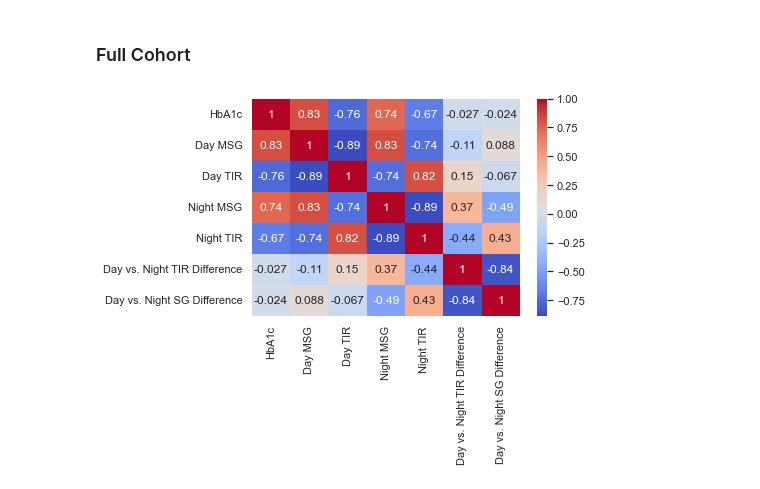
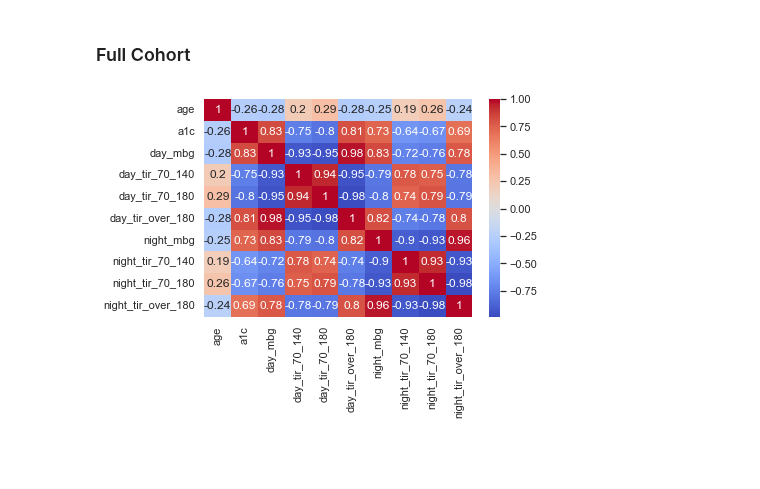
Before and after one commit to childhealthbiostatscore/BDC-Code, a Jupyter notebook: Viral Shah/Day and Night CGM/day_night_cgm_jdrf.ipynb, the cells around one changed output. Saved outputs shown, nothing was run; the diff lists cells and outputs as text; code cells hidden in the pictures; blank space fills up the shorter version.

```diff
--- a/Viral Shah/Day and Night CGM/day_night_cgm_jdrf.ipynb
+++ b/Viral Shah/Day and Night CGM/day_night_cgm_jdrf.ipynb
@@ -13,8 +13,11 @@ sns.set_theme(style="whitegrid")
 sns.set_palette("coolwarm")
 # %%
 # Import data
-df = pd.read_csv(wd+'Data_Clean/analysis_data.csv',usecols=['ID','Age','HbA1c','14 Day TIR','14 Night TIR','14 Day Mean','14 Night Mean'])
-df.columns = ['id','age','a1c','day_mbg','day_tir','night_mbg','night_tir']
+df = pd.read_csv(wd+'Data_Clean/analysis_data.csv',usecols=['ID','Age','HbA1c',
+"14 Day Mean","14 Day TIR 70 - 140","14 Day TIR 70 - 180","14 Day TIR Over 180",
+"14 Night Mean","14 Night TIR 70 - 140","14 Night TIR 70 - 180","14 Night TIR Over 180"])
+df.columns = ['id','age','a1c','day_mbg','day_tir_70_140','day_tir_70_180','day_tir_over_180',
+'night_mbg',"night_tir_70_140","night_tir_70_180","night_tir_over_180"]
 # Get row with most sensor values for each person in JDRF data
 jdrf = pd.read_csv(wd+'Data_Clean/analysis_data_jdrf.csv')
 idx = jdrf.groupby('id',sort=False)['sensor_readings'].transform(max) == jdrf['sensor_readings']
@@ -22,7 +25,8 @@ jdrf = jdrf[idx]
 idx = jdrf["sensor_readings"] >= 2822 # 70% cutoff for 2 weeks of data
 jdrf = jdrf[idx]
 # Combine
-jdrf = jdrf[['id','age','a1c','day_mbg','day_tir','night_mbg','night_tir']]
+jdrf = jdrf[['id','age','a1c','day_mbg','day_tir_70_140','day_tir_70_180','day_tir_over_180',
+'night_mbg',"night_tir_70_140","night_tir_70_180","night_tir_over_180"]]
 df = pd.concat([df,jdrf])
 df.reset_index(inplace=True,drop=True)
 # %%
@@ -138,7 +142,9 @@ df['eGFR_Value'] = pd.to_numeric(df['eGFR_Value'],errors='coerce')
 # Split into HbA1c groups
 df['a1c_group'] = pd.cut(df['a1c'],[0,7,8,9,10,float('inf')],labels = ["<7%","[7.0%, 8.0%)","[8.0%, 9.0%)","[9.0%, 10.0%)",">10%"],right=False)
 # Difference between day and night
-df['tir_diff'] = df['day_tir'] - df['night_tir']
+df['tir_70_140_diff'] = df['day_tir_70_140'] - df['night_tir_70_140']
+df['tir_70_180_diff'] = df['day_tir_70_180'] - df['night_tir_70_180']
+df['tir_over_180_diff'] = df['day_tir_over_180'] - df['night_tir_over_180']
 df['mbg_diff'] = df['day_mbg'] - df['night_mbg']
 # %% [markdown]
 # Participant Characteristics
@@ -258,12 +356,12 @@ There were significant differences in day TIR, night TIR, day MSG, and night MSG
 # %% [markdown]
 ### Full Cohort
 # %%
-corr_mat = df[['a1c','day_mbg','day_tir','night_mbg','night_tir','a1c_group','tir_diff','mbg_diff']]
-corr_mat.columns = ['HbA1c','Day MSG','Day TIR','Night MSG','Night TIR','HbA1c Group','Day vs. Night TIR Difference','Day vs. Night SG Difference']
+corr_mat = df[['age','a1c','a1c_group','day_mbg','day_tir_70_140','day_tir_70_180','day_tir_over_180',
+'night_mbg',"night_tir_70_140","night_tir_70_180","night_tir_over_180"]]
 c_full = corr_mat.corr()
 sns.heatmap(c_full,annot=True,cmap="coolwarm");
 # %% [output]
-[figure, old version]
+[figure, new version]
 # %%
 corr_mat.corr()
 # %% [output]
```
Also changed, not shown: parts of 37 cells of this notebook.
